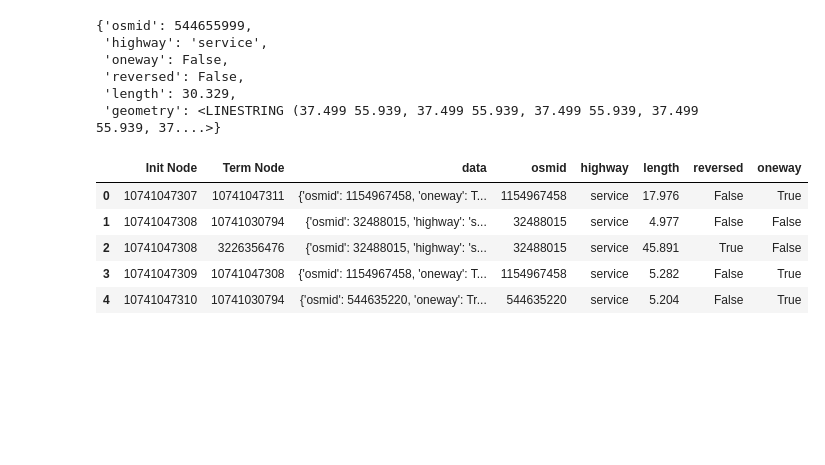
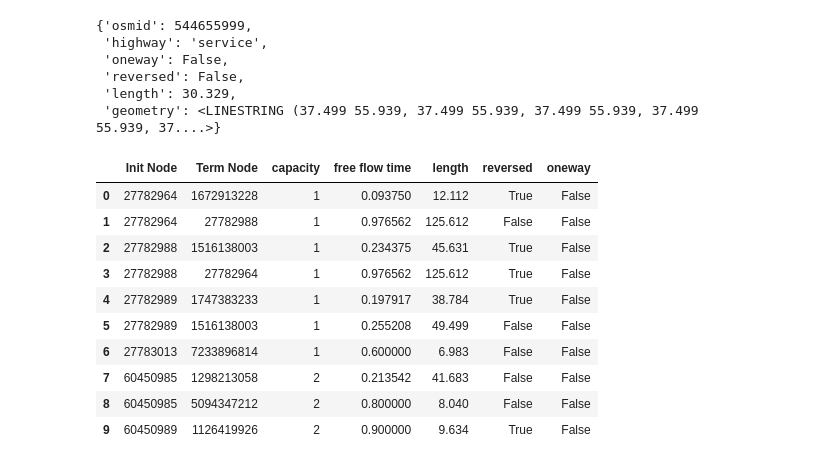
Before and after one commit to ThunderstormXX/TransportNet, a Jupyter notebook: Citytograph/test.ipynb, the cells around one changed output. Cells and saved outputs as stored; diff of their text form; code cells hidden in the pictures; blank space fills up the shorter version.

Commit message:
Добавил кореспонденции и граф дорог

```diff
--- a/Citytograph/test.ipynb
+++ b/Citytograph/test.ipynb
@@ -9,13 +9,12 @@ import copy
 # %% [markdown]
 ## Download graph
 # %%
+#Файл можно скачать на сайте OpenStreetMap --> Экспорт --> Навестись на область карты --> кликнуть Overpass Api
+# osm_file_path = "/home/igoreshka/Downloads/map (2)"
+# graph = ox.graph_from_xml(osm_file_path, simplify=True)
 
-# Specify the path to your .osm file
-osm_file_path = "/home/igoreshka/Downloads/map (2)"
+# Долгопрудный
+graph = ox.graph_from_place('Dolgoprudny, Russia')
 
-# Load the road network from the .osm file
-graph = ox.graph_from_xml(osm_file_path, simplify=True)
-
-# Visualize the road network
 ox.plot_graph(ox.project_graph(graph))
 # %% [output]
@@ -109,21 +90,32 @@ df['data'][22]
 # %%
 df = pd.DataFrame(result_graph.edges(data=True),columns=['Init Node' , 'Term Node' , 'data'])
 
-df['osmid'] = df['data'].apply(lambda x: x['osmid'])
-df['highway'] = df['data'].apply(lambda x: x['highway'])
+
+# малые дороги : lanes = 1
+df['capacity'] = df['data'].apply(lambda x: x['lanes'] if 'lanes' in x.keys()  else 1 )
+
+#maxspeed пока по дефолту 32 км/ч = 10 м/c --> Итоговая величина: сек
+def getfreeflowtime(x) :
+    return int(x['length'])/int(x['maxspeed'])*10/32 if 'maxspeed' in x.keys() and type(x['maxspeed']) == type("") and x['maxspeed'].isdigit() else int(x['length'])/10
+df['free flow time'] = df['data'].apply(getfreeflowtime)
+
 df['length'] = df['data'].apply(lambda x: x['length'])
 df['reversed'] = df['data'].apply(lambda x: x['reversed'])
 df['oneway'] = df['data'].apply(lambda x: x['oneway'])
-# df['access'] = df['data'].apply(lambda x: x['access'])
 
 
-# df.drop('data', axis=1, inplace=True)
+df.drop('data', axis=1, inplace=True)
 
-df.head()
+df.head(10)
 # %% [output]
-|  | Init Node | Term Node | data | osmid | highway | length | reversed | oneway |
-| 0 | 10741047307 | 10741047311 | {'osmid': 1154967458, 'oneway': T... | 1154967458 | service | 17.976 | False | True |
-| 1 | 10741047308 | 10741030794 | {'osmid': 32488015, 'highway': 's... | 32488015 | service | 4.977 | False | False |
-| 2 | 10741047308 | 3226356476 | {'osmid': 32488015, 'highway': 's... | 32488015 | service | 45.891 | True | False |
-| 3 | 10741047309 | 10741047308 | {'osmid': 1154967458, 'oneway': T... | 1154967458 | service | 5.282 | False | True |
-| 4 | 10741047310 | 10741030794 | {'osmid': 544635220, 'oneway': Tr... | 544635220 | service | 5.204 | False | True |
+|  | Init Node | Term Node | capacity | free flow time | length | reversed | oneway |
+| 0 | 27782964 | 1672913228 | 1 | 0.093750 | 12.112 | True | False |
+| 1 | 27782964 | 27782988 | 1 | 0.976562 | 125.612 | False | False |
+| 2 | 27782988 | 1516138003 | 1 | 0.234375 | 45.631 | True | False |
+| 3 | 27782988 | 27782964 | 1 | 0.976562 | 125.612 | True | False |
+| 4 | 27782989 | 1747383233 | 1 | 0.197917 | 38.784 | True | False |
+| 5 | 27782989 | 1516138003 | 1 | 0.255208 | 49.499 | False | False |
+| 6 | 27783013 | 7233896814 | 1 | 0.600000 | 6.983 | False | False |
+| 7 | 60450985 | 1298213058 | 2 | 0.213542 | 41.683 | False | False |
+| 8 | 60450985 | 5094347212 | 2 | 0.800000 | 8.040 | False | False |
+| 9 | 60450989 | 1126419926 | 2 | 0.900000 | 9.634 | True | False |
```
Also changed, not shown: parts of 7 cells of this notebook, 3 other files.
